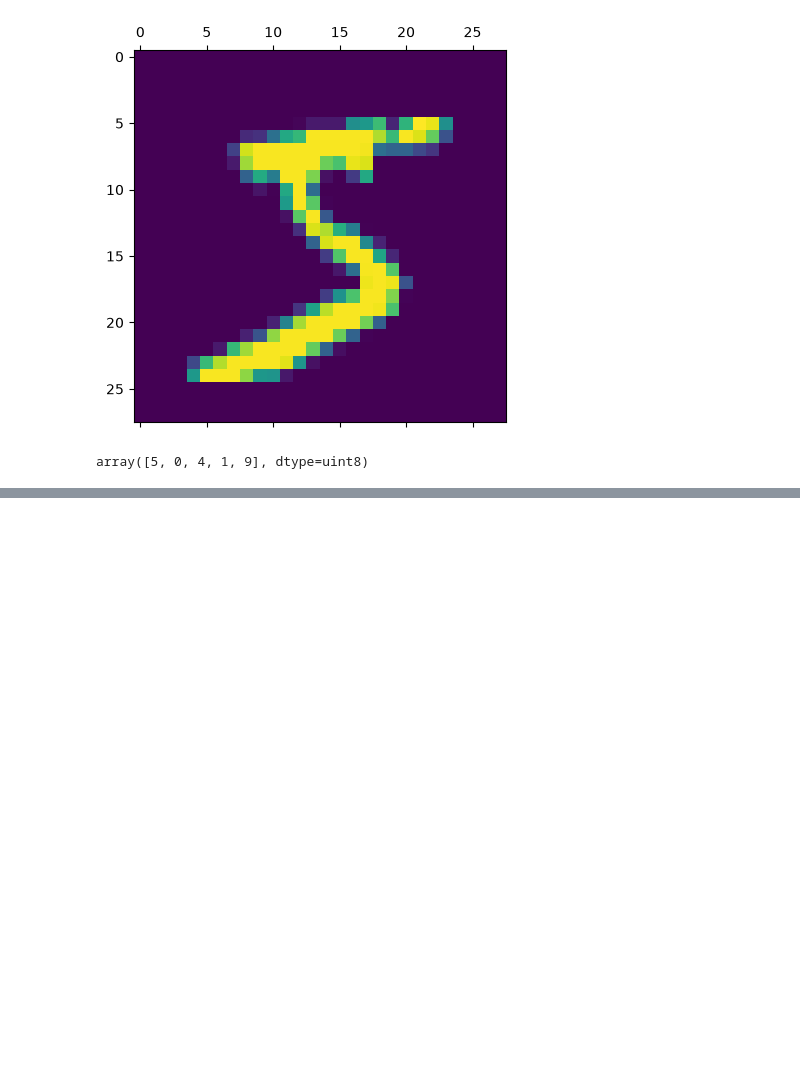
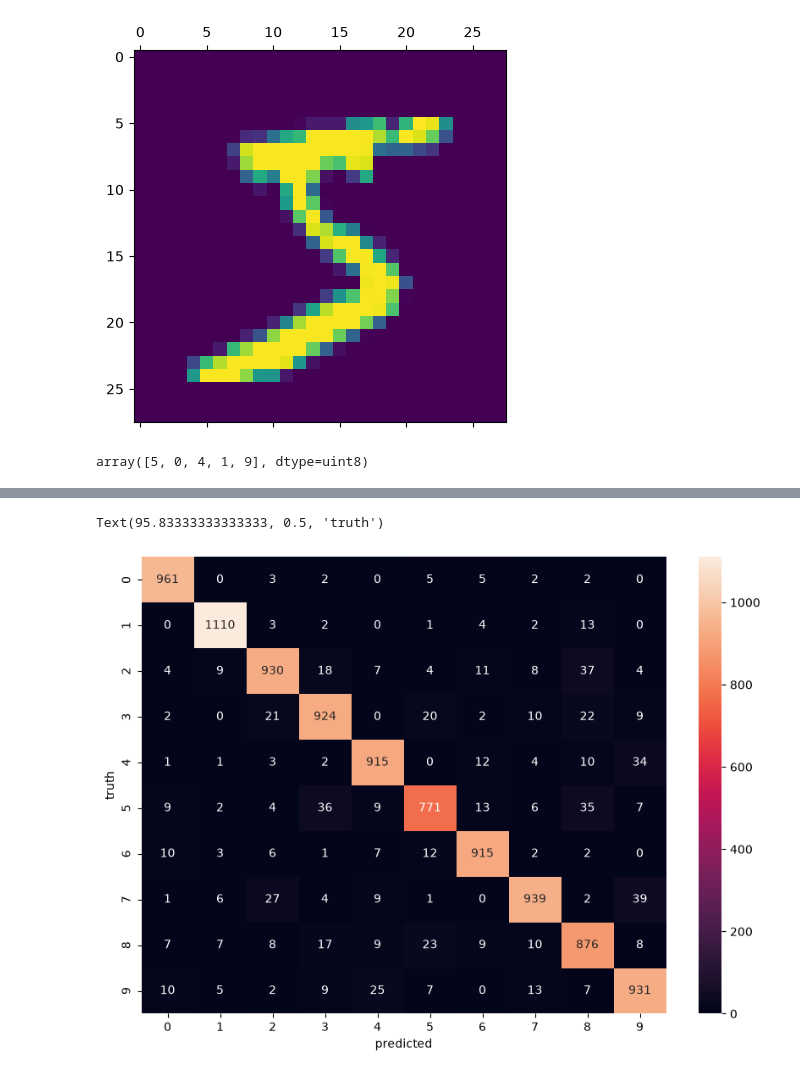
Before and after one commit to DEVANSHU-KALI/Deep_Learning, a Jupyter notebook: predicting_numbers/code.ipynb, the cells around one changed output, grey strips where cells are left out. Drawn from its saved outputs; the diff is of its cells as text; code cells hidden in the pictures; blank space fills up the shorter version.

```diff
--- a/predicting_numbers/code.ipynb
+++ b/predicting_numbers/code.ipynb
@@ -58,0 +206,17 @@ array([5, 0, 4, 1, 9], dtype=uint8)
+# %%
+# training using flattened data
+import keras
+from keras import layers
+
+model = keras.Sequential([
+    layers.Input(shape=(784,)),              # 1. Doorway: receives 784 inputs
+    layers.Dense(10, activation='sigmoid')    # 3. Output layer: predicts 10 classes
+])
+
+model.compile(
+    optimizer='adam',
+    loss='sparse_categorical_crossentropy',
+    metrics=['accuracy']
+)
+
+model.fit(X_train_flattened, y_train, epochs=5)
@@ -58,0 +257,3 @@ array([5, 0, 4, 1, 9], dtype=uint8)
+# %%
+y_predicted = model.predict(X_test_flattened)
+y_predicted[1]
@@ -58,0 +284,3 @@ array([5, 0, 4, 1, 9], dtype=uint8)
+# %%
+y_predicted_labels = [np.argmax(i) for i in y_predicted]
+y_predicted_labels[:5]
@@ -58,0 +299,3 @@ array([5, 0, 4, 1, 9], dtype=uint8)
+# %%
+cm = tf.math.confusion_matrix(labels=y_test, predictions=y_predicted_labels)
+cm
@@ -58,0 +315,9 @@ array([5, 0, 4, 1, 9], dtype=uint8)
+# %%
+import seaborn as sn
+plt.figure(figsize=(10,7))
+sn.heatmap(cm, annot=True, fmt='d')
+plt.xlabel('predicted')
+plt.ylabel('truth')
+# %% [output]
+Text(95.83333333333333, 0.5, 'truth')
+[figure, added]
```
Also changed, not shown: parts of 33 cells of this notebook, 4 other files.
